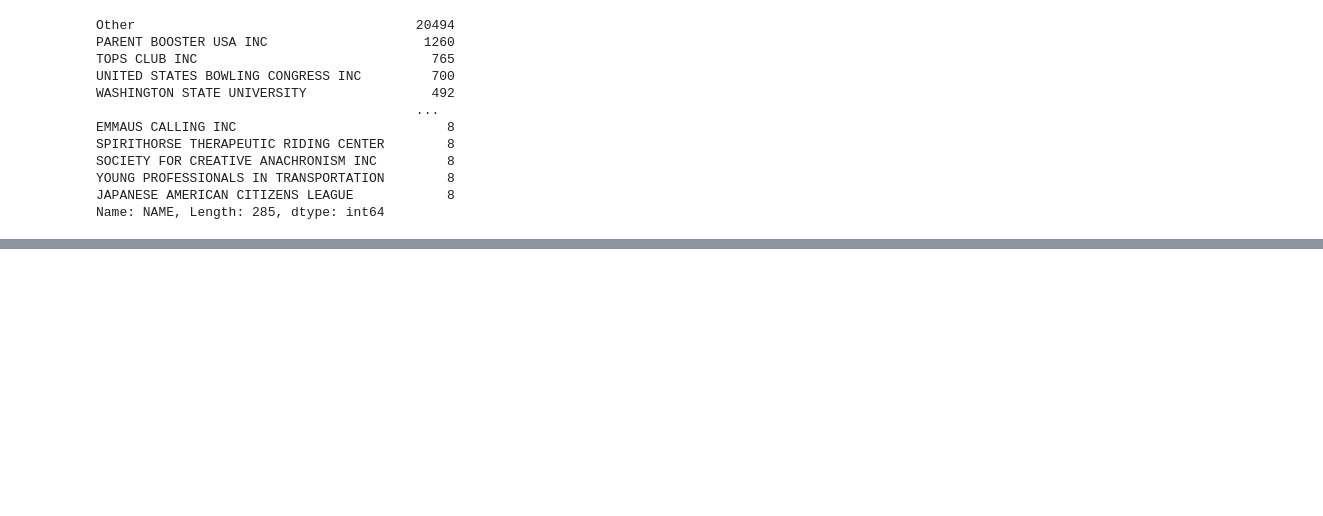
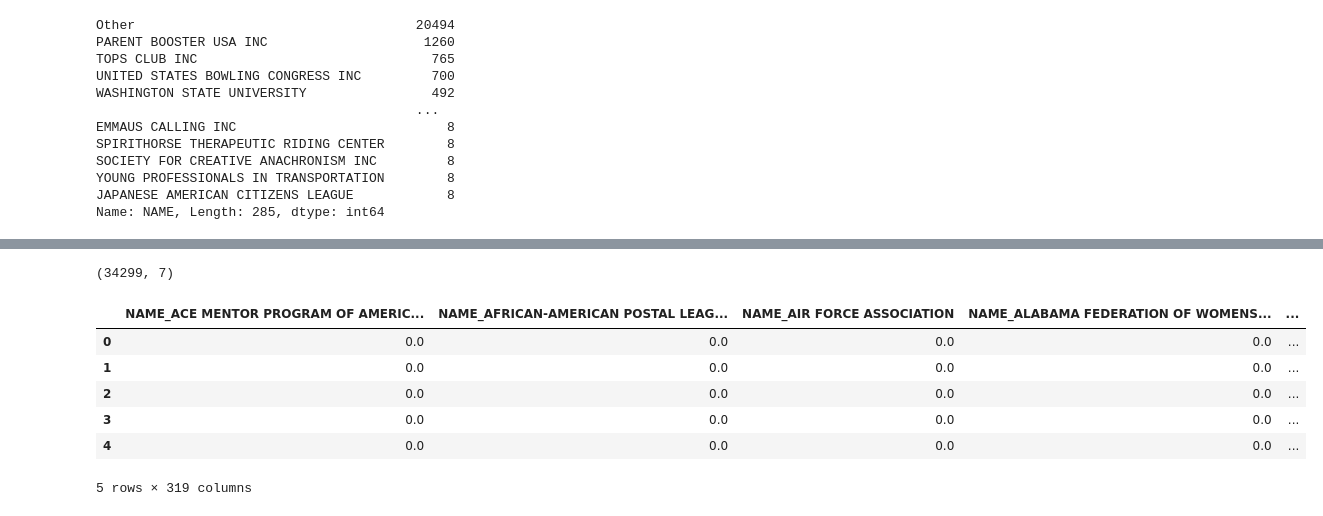
Before and after one commit to david-garza/Neural_Network_Charity_Analysis, a Jupyter notebook: AlphabetSoupCharity_Optimzation.ipynb, the cells around one changed output, grey strips where cells are left out. Saved outputs shown, nothing was run; the diff lists cells and outputs as text; code cells hidden in the pictures; blank space fills up the shorter version.

```diff
--- a/AlphabetSoupCharity_Optimzation.ipynb
+++ b/AlphabetSoupCharity_Optimzation.ipynb
@@ -697,0 +714,21 @@ Name: NAME, Length: 285, dtype: int64
+# %%
+application_df[application_objects].shape
+# %% [output]
+(34299, 7)
+# %%
+# Create a OneHotEncoder instance
+enc = OneHotEncoder(sparse=False)
+
+# Use one hot to create categorical binary columns
+encode_df=pd.DataFrame(enc.fit_transform(application_df[application_objects].values.reshape(-1,7)))
+
+encode_df.columns = enc.get_feature_names(application_objects)
+encode_df.head()
+# %% [output]
+|  | NAME_ACE MENTOR PROGRAM OF AMERIC... | NAME_AFRICAN-AMERICAN POSTAL LEAG... | NAME_AIR FORCE ASSOCIATION | NAME_ALABAMA FEDERATION OF WOMENS... | ... |
+| 0 | 0.0 | 0.0 | 0.0 | 0.0 | ... |
+| 1 | 0.0 | 0.0 | 0.0 | 0.0 | ... |
+| 2 | 0.0 | 0.0 | 0.0 | 0.0 | ... |
+| 3 | 0.0 | 0.0 | 0.0 | 0.0 | ... |
+| 4 | 0.0 | 0.0 | 0.0 | 0.0 | ... |
+5 rows × 319 columns
```
Also changed, not shown: parts of 25 cells of this notebook.
